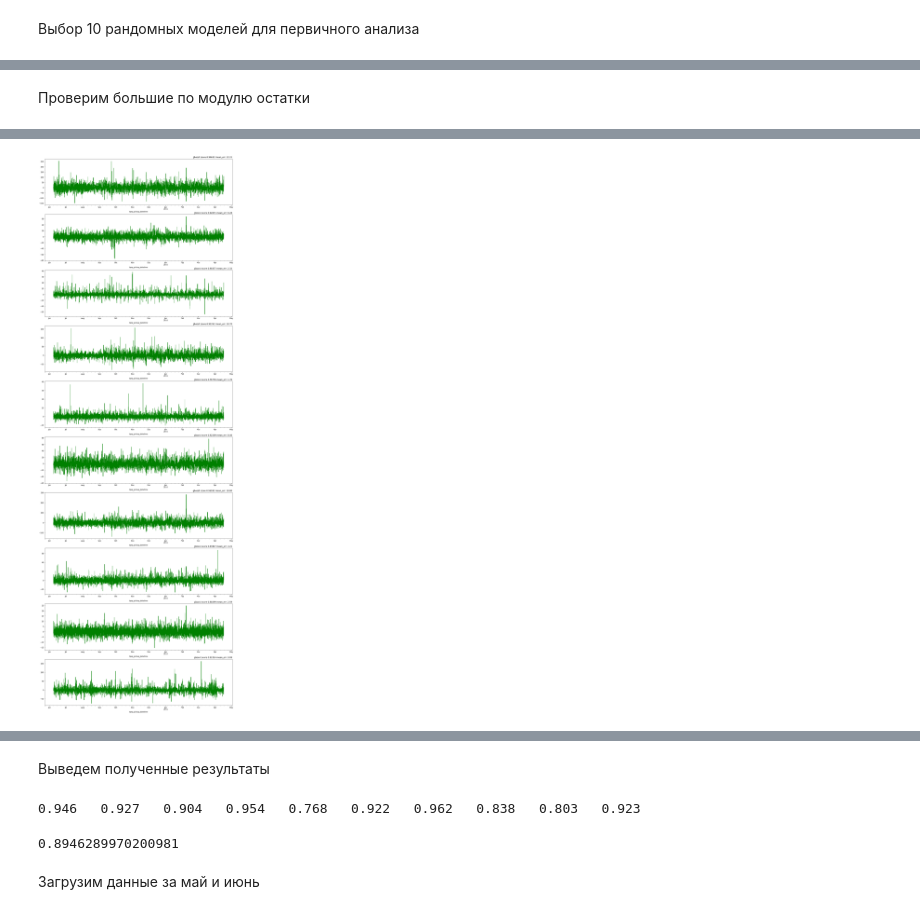
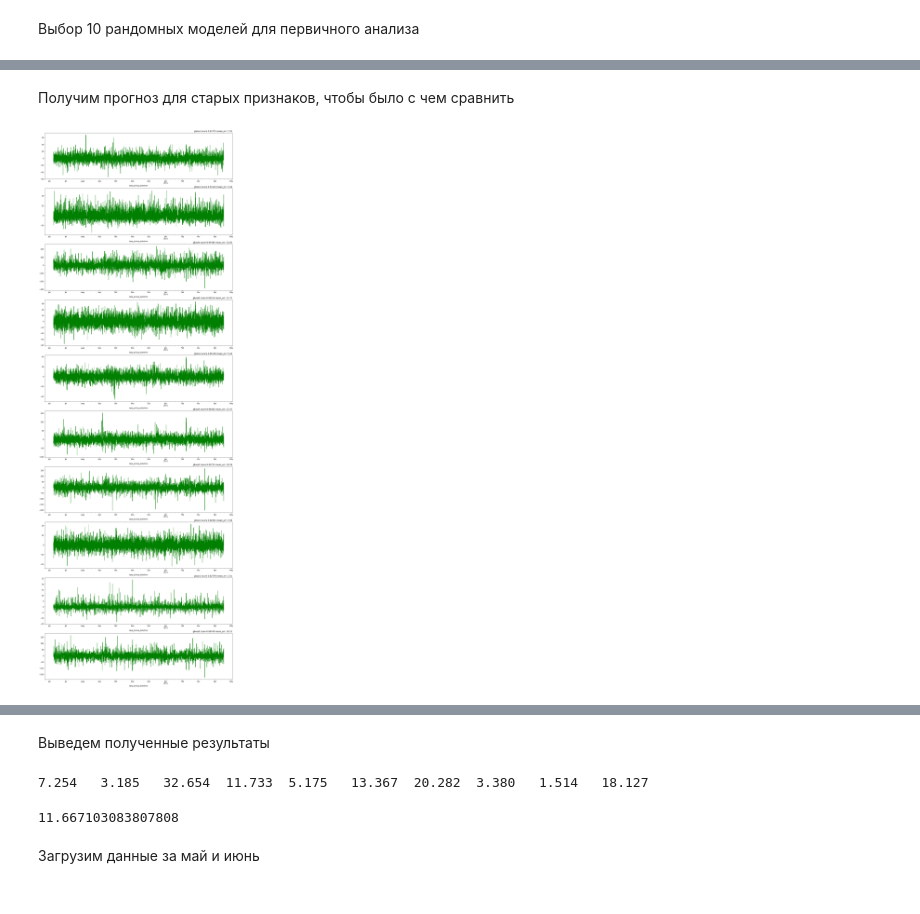
Before and after one commit to kashevg/coursera, a Jupyter notebook: final/taxi-week6.ipynb, the cells around one changed output, grey strips where cells are left out. Saved outputs shown, nothing was run; the diff lists cells and outputs as text; code cells hidden in the pictures.

```diff
--- a/final/taxi-week6.ipynb
+++ b/final/taxi-week6.ipynb
@@ -29,7 +33,7 @@ print(regs)
 # %% [markdown]
 Загруза данных для обучения
 # %%
-l_parse_dates = [u'tpep_pickup_datetime']
+l_parse_dates = ['tpep_pickup_datetime']
 l_index_col = ['tpep_pickup_datetime']
 
 df = pd.read_csv('data/ytd_may15.csv', sep=';', parse_dates=l_parse_dates, index_col=l_index_col)
@@ -143,7 +147,8 @@ from xgboost import XGBRegressor
 params = {
     "learning_rate": 0.05,
     "n_estimators": 250,
-    "max_depth": 5
+    "max_depth": 5,
+    "nthread":6
          }
 # %% [markdown]
 Выбор 10 рандомных моделей для первичного анализа
@@ -155,2 +160,2 @@ print(tests)
-# %% [markdown]
-Проверим большие по модулю остатки
+# %% [markdown]
+Получим прогноз для старых признаков, чтобы было с чем сравнить
@@ -157,39 +164,39 @@ print(tests)
 # %%
 %%time
-gmodel = XGBRegressor(n_estimators=200)
+gmodel = XGBRegressor(**params)
 fig, axes = plt.subplots(10, 1, figsize=(20,60))
 start = 168
 end = -168*2
 g_score = []
 
 for ind, i in enumerate(tests):
     col = str(i)
     ax = axes[ind]
     X = get_X_shifted(df, col)
 
     X = X[start:end, :]
     #  1 hour forward
     Y = df[col].shift(-1)[start:end].values
 
     gmodel.fit(X, Y)
     preds = gmodel.predict(X)
-    score = r2_score(Y, preds)
-    g_score.append(score)
+    mean_err = mae(Y, preds)
+    g_score.append(mean_err)
 
     df['pred'] = 0
     df.loc[start:end, ['pred']] = preds
     df['pred'] = df['pred'].shift(1)
     df['dif'] = (df[col] - df['pred'])
 
     # plots
-    title = "gboost score %.5f"%score
-    mean_err = np.abs(Y - preds).mean()
+    title = "gboost score %.5f"%r2_score(Y, preds)
     title += " mean_err: %.2f" % mean_err
 
     ax.set_title(title, loc='right')
     dif = df['dif'][start+1:end]
     dif.plot(ax=ax, color='g')
-    print("errors for %s" % col, "mean trip count %.0f" % df[col].mean())
-    print(dif[(dif.abs() > max(df[col].mean() / 3, 60))] )
+    #print("errors for %s" % col, "mean trip count %.0f" % df[col].mean())
+    #print(dif[(dif.abs() > max(df[col].mean() / 3, 60))] )
 plt.show()
 # %% [output]
+[figure, new version]
@@ -213 +204,0 @@ Name: dif, dtype: float64
-[figure, old version]
@@ -218,12 +207,12 @@ Wall time: 53.8 s
 # %%
 print("\t".join('%.3f'%x for x in g_score))
 # %% [output]
-0.946   0.927   0.904   0.954   0.768   0.922   0.962   0.838   0.803   0.923
+7.254   3.185   32.654  11.733  5.175   13.367  20.282  3.380   1.514   18.127
 # %%
 dif = np.array(g_score)
 dif.mean()
 # %% [output]
-0.8946289970200981
+11.667103083807808
 # %% [markdown]
 Загрузим данные за май и июнь
 # %%
```
Also changed, not shown: parts of 55 cells of this notebook, 50 other files.
